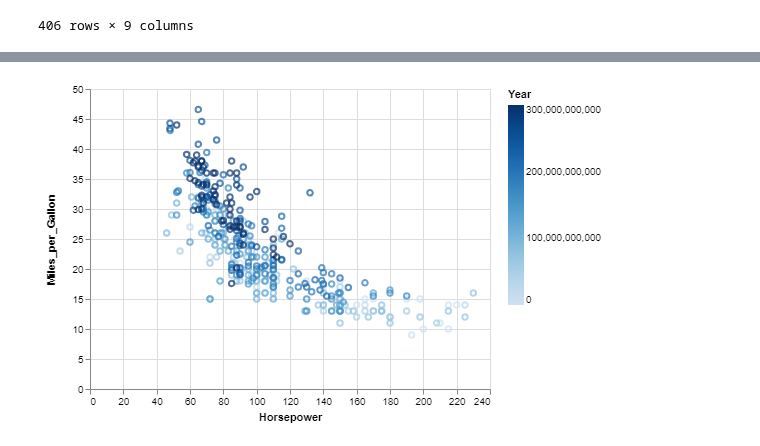
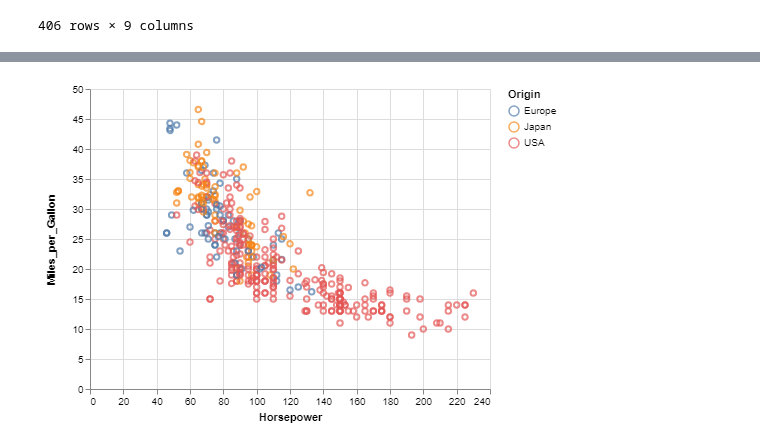
Before and after one commit to DJCordhose/ai, a Jupyter notebook: notebooks/altair-sandbox/sandbox.ipynb, the cells around one changed output, grey strips where cells are left out. Saved outputs shown, nothing was run; the diff lists cells and outputs as text; code cells hidden in the pictures.

```diff
--- a/notebooks/altair-sandbox/sandbox.ipynb
+++ b/notebooks/altair-sandbox/sandbox.ipynb
@@ -27,11 +33,12 @@ cars
 | 405 | 19.4 | 4 | 119.0 | 82.0 | 31.0 | chevy s-10 | USA | 2720 | ... |
 406 rows × 9 columns
 # %%
+# interactive allows for zoom and pan
 alt.Chart(cars).mark_point().encode(
     x='Horsepower',
     y='Miles_per_Gallon',
-    color='Year',
+    color='Origin',
 ).interactive()
 # %% [output]
 [interactive output not drawn]
-[figure, old version]
+[figure, new version]
```
Also changed, not shown: parts of 2 cells of this notebook, 3 other files.
